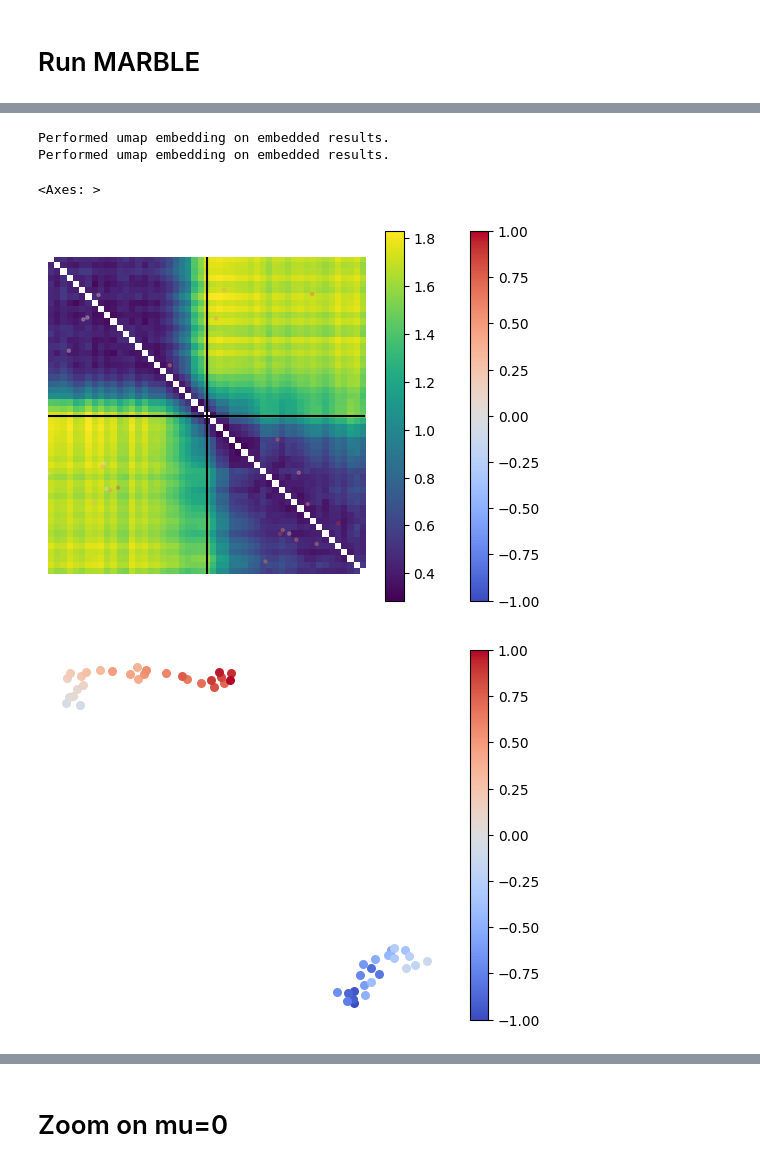
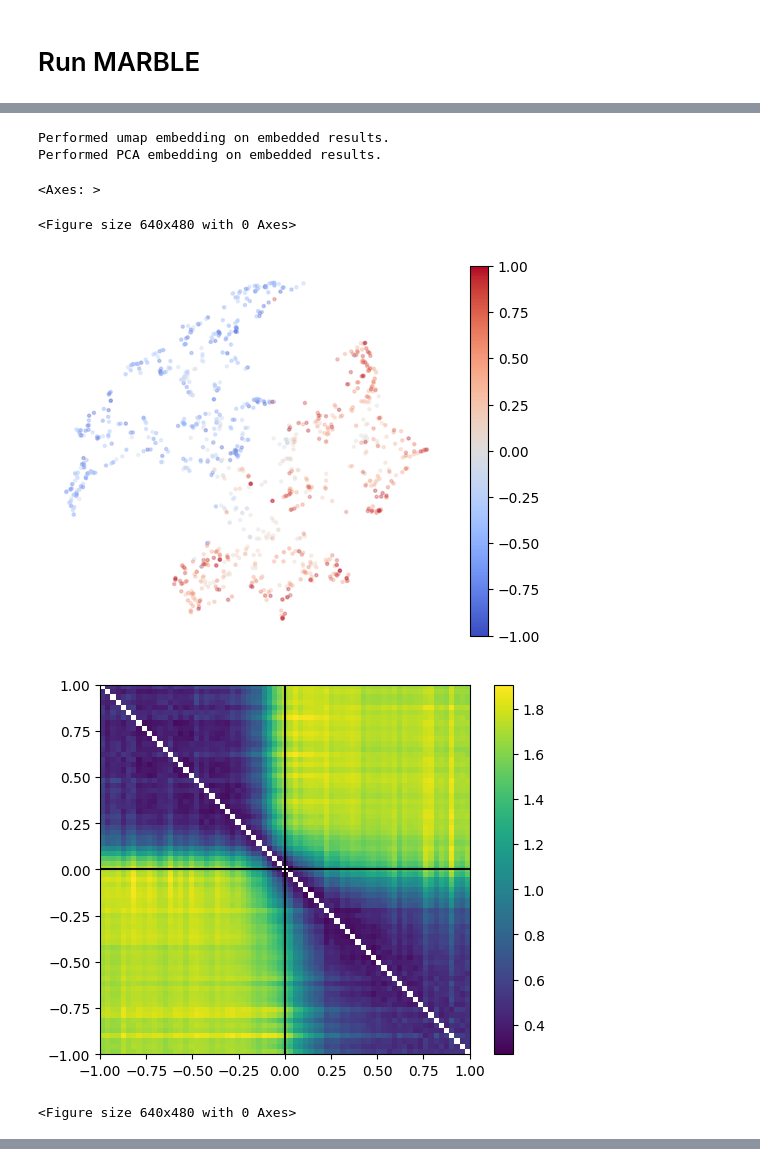
Before and after one commit to agosztolai/MARBLE, a Jupyter notebook: examples/Figure_2_vanderpol.ipynb, the cells around one changed output, grey strips where cells are left out. Cells and saved outputs as stored; diff of their text form; code cells hidden in the pictures.

```diff
--- a/examples/Figure_2_vanderpol.ipynb
+++ b/examples/Figure_2_vanderpol.ipynb
@@ -25,7 +25,7 @@ def get_pos_vel(mus, alpha=0.05):
 # %% [markdown]
 # Generate phase portraits from random initial conditions while varying $\beta_1$
 # %%
-n_mus = 51
+n_mus = 71
 t = np.arange(0, 3, 0.5)
 n = 100
 area = [[-3, -3],[3, 3]]
@@ -131,22 +132,27 @@ Final test loss: 1.0124
 # %%
 data = model.evaluate(data)
 data = MARBLE.cluster_embeddings(data)
 
+plt.figure()
 plotting.embedding(data, mus[data.y.numpy().astype(int)])
 
+plt.figure()
 d= data.dist.copy()
 d += np.diag(np.diag(d) *np.nan)
 im = plt.imshow(d, extent=[mus[0], mus[-1], mus[0], mus[-1]])
 plt.axhline(0, c='k')
 plt.axvline(0, c='k')
 
 plt.colorbar(im)
 
-emb_MDS, _ = geometry.embed(data.dist)
+emb_MDS, _ = geometry.embed(data.dist, embed_typ='PCA')
+plt.figure()
 plotting.embedding(emb_MDS, mus, s=30, alpha=1)
 # %% [output]
 Performed umap embedding on embedded results.
-Performed umap embedding on embedded results.
+Performed PCA embedding on embedded results.
 <Axes: >
+<Figure size 640x480 with 0 Axes>
-[figure, old version]
+[figure, new version]
-[figure, old version]
+[figure, new version]
+<Figure size 640x480 with 0 Axes>
@@ -153,2 +159,0 @@ Performed umap embedding on embedded results.
-# %% [markdown]
-# Zoom on mu=0
```
Also changed, not shown: parts of 9 cells of this notebook.
